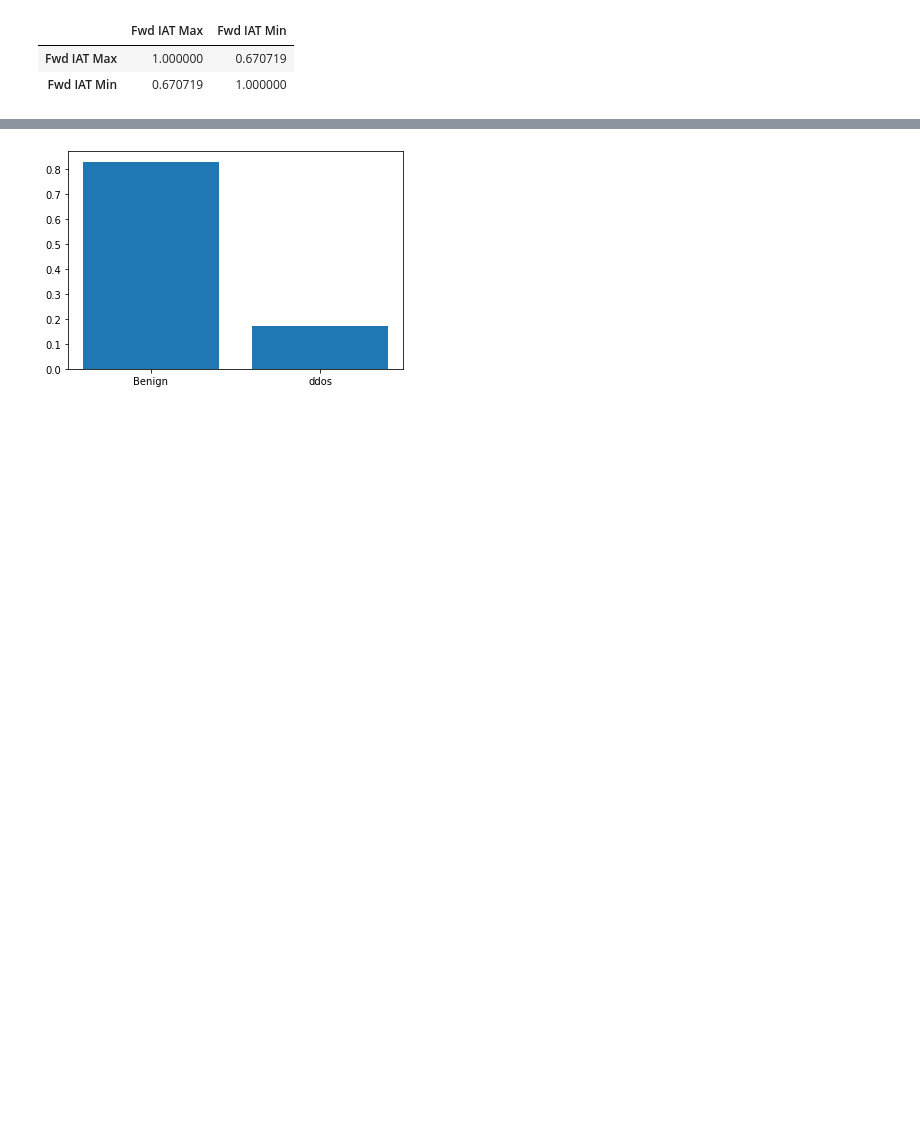
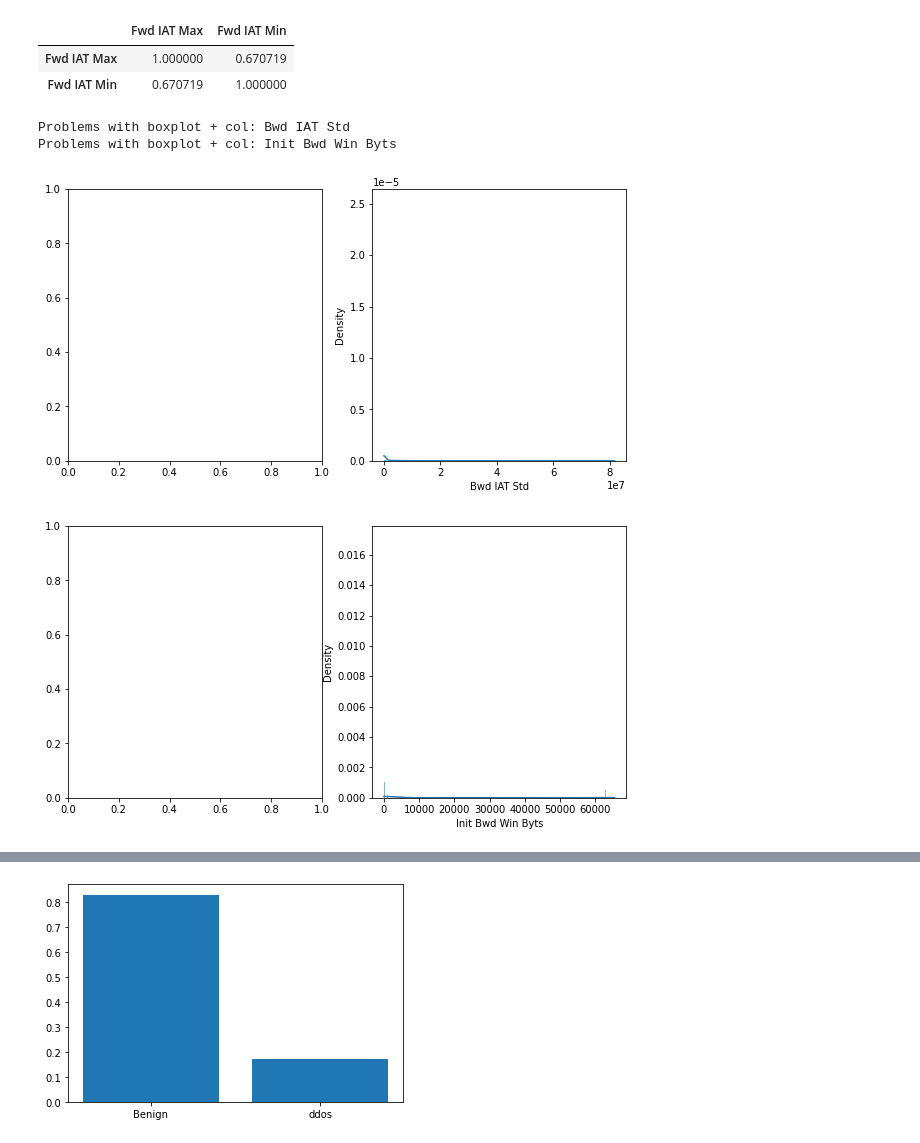
Before and after one commit to Irish-77/ddos-dompteure, a Jupyter notebook: data_exploration.ipynb, the cells around one changed output, grey strips where cells are left out. Saved outputs shown, nothing was run; the diff lists cells and outputs as text; code cells hidden in the pictures; blank space fills up the shorter version.

```diff
--- a/data_exploration.ipynb
+++ b/data_exploration.ipynb
@@ -81,3 +94,21 @@ for c in continuous_vars:
+# %%
+for c in continuous_vars:
+    fig, axes = plt.subplots(ncols=2, figsize=(10,5))
+    try:
+        sns.boxplot(data=df_fast[c], orient='h', ax=axes[0]).set_title(c)
+    except:
+        print(f"Problems with boxplot -> col: {c}")
+    try:
+        sns.histplot(data=df_fast[c], kde=True, ax=axes[1], stat='density')
+    except:
+        print(f"Problems with histplot -> col: {c}")
+    file_name=IMAGE_FOLDER+c.lower().replace(' ', '_').replace(':', '').replace('/', '_') + '.png'
+    fig.savefig(file_name)
+# %% [output]
+Problems with boxplot + col: Bwd IAT Std
+Problems with boxplot + col: Init Bwd Win Byts
+[figure, added]
+[figure, added]
 # %%
 for c in category_vars:
     fig, axes = plt.subplots(ncols=1, figsize=(5,5))
```
Also changed, not shown: parts of 21 cells of this notebook, 7 other files.
